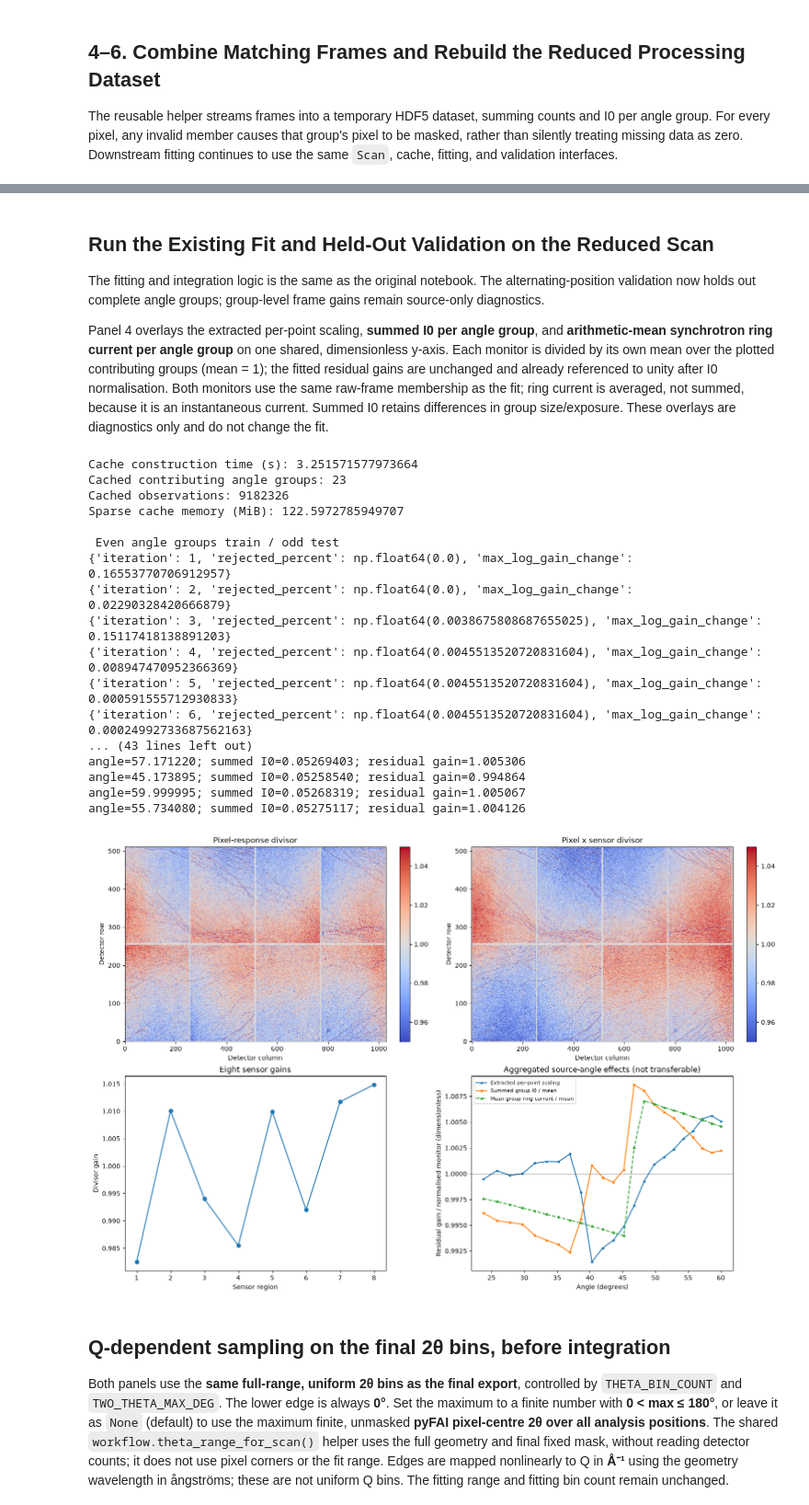
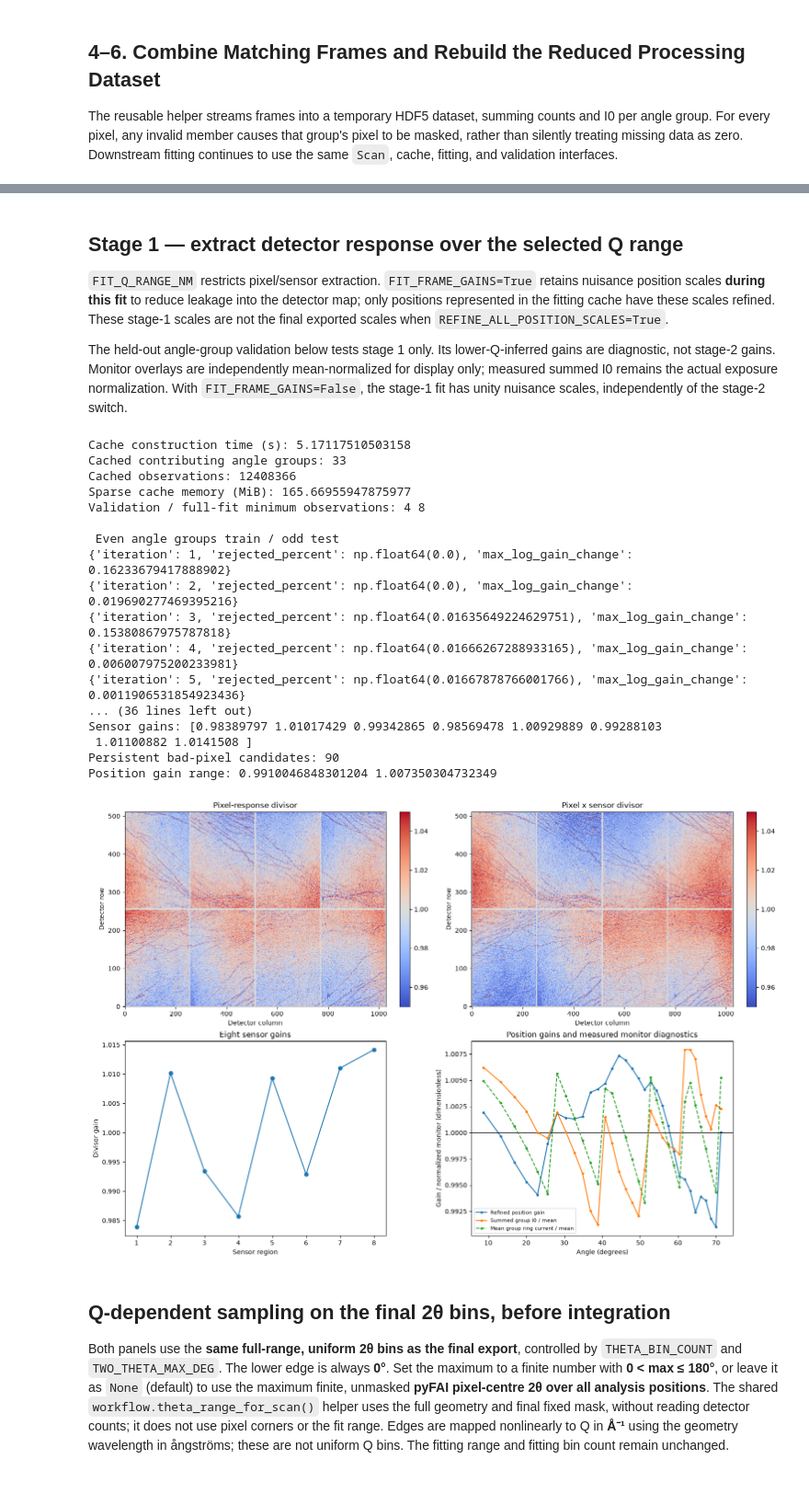
Before and after one commit to keeble/eiger-correction, a Jupyter notebook: extract_eiger_corrections_fast.ipynb, the cells around one changed output, grey strips where cells are left out. Shown at 92% size. Saved outputs shown, nothing was run; the diff lists cells and outputs as text; code cells hidden in the pictures; blank space fills up the shorter version.

```diff
--- a/extract_eiger_corrections_fast.ipynb
+++ b/extract_eiger_corrections_fast.ipynb
@@ -400,9 +407,9 @@ Integration comparison skipped: no tolerance-merged group contributes in the fit
 # %% [markdown]
-## Run the Existing Fit and Held-Out Validation on the Reduced Scan
+## Stage 1 — extract detector response over the selected Q range
 
-The fitting and integration logic is the same as the original notebook. The alternating-position validation now holds out complete angle groups; group-level frame gains remain source-only diagnostics.
+`FIT_Q_RANGE_NM` restricts pixel/sensor extraction. `FIT_FRAME_GAINS=True` retains nuisance position scales **during this fit** to reduce leakage into the detector map; only positions represented in the fitting cache have these scales refined. These stage-1 scales are not the final exported scales when `REFINE_ALL_POSITION_SCALES=True`.
 
-Panel 4 overlays the extracted per-point scaling, **summed I0 per angle group**, and **arithmetic-mean synchrotron ring current per angle group** on one shared, dimensionless y-axis. Each monitor is divided by its own mean over the plotted contributing groups (mean = 1); the fitted residual gains are unchanged and already referenced to unity after I0 normalisation. Both monitors use the same raw-frame membership as the fit; ring current is averaged, not summed, because it is an instantaneous current. Summed I0 retains differences in group size/exposure. These overlays are diagnostics only and do not change the fit.
+The held-out angle-group validation below tests stage 1 only. Its lower-Q-inferred gains are diagnostic, not stage-2 gains. Monitor overlays are independently mean-normalized for display only; measured summed I0 remains the actual exposure normalization. With `FIT_FRAME_GAINS=False`, the stage-1 fit has unity nuisance scales, independently of the stage-2 switch.
 # %%
 cache_start = time.perf_counter()
 cache = workflow.build_cache(
@@ -416,22 +423,33 @@ print('Cached contributing angle groups:', len(contributing_indices))
 print('Cached observations:', sum(len(frame['pixels']) for frame in cache.values()))
 cache_bytes = sum(array.nbytes for frame in cache.values() for array in frame.values())
 print('Sparse cache memory (MiB):', cache_bytes / 2**20)
+assert fit_options['fit_frame_gains'] == FIT_FRAME_GAINS, 'Rerun the fit-settings cell after changing FIT_FRAME_GAINS.'
 
+# Half-data validation needs a separate support threshold; do not weaken the full fit.
+validation_fit_options = {**fit_options, 'minimum_observations': 4}
 validation_reports = []
 validation_fits = []
 if RUN_VALIDATION:
+    print('Validation / full-fit minimum observations:',
+          validation_fit_options['minimum_observations'], fit_options['minimum_observations'])
     folds = (
         ('Even angle groups train / odd test', contributing_indices[contributing_indices % 2 == 0], contributing_indices[contributing_indices % 2 == 1]),
         ('Odd angle groups train / even test', contributing_indices[contributing_indices % 2 == 1], contributing_indices[contributing_indices % 2 == 0]),
     )
     for fold_name, train_indices, test_indices in folds:
         print('\n', fold_name)
-        fold_fit = workflow.fit_response(cache, train_indices, sensor_ids, len(analysis_scan.angles), **fit_options)
+        fold_fit = workflow.fit_response(cache, train_indices, sensor_ids, len(analysis_scan.angles), **validation_fit_options)
+        if not FIT_FRAME_GAINS:
+            np.testing.assert_array_equal(fold_fit['frame_gains'], np.ones(len(analysis_scan.angles)))
         validation = workflow.validate_response(
             analysis_scan, physical_model, cache, fold_fit, test_indices,
             base_mask, FIT_Q_RANGE_NM, FIT_BIN_COUNT, saturation=cache_saturation,
+            validate_frame_gains=FIT_FRAME_GAINS,
         )
-        validation_reports.append({'fold': fold_name, 'metrics': validation['summary'], 'frame_gain_checks': validation['frame_rows']})
+        validation_reports.append({'fold': fold_name,
+                                   'minimum_observations': validation_fit_options['minimum_observations'],
+                                   'validate_frame_gains': bool(FIT_FRAME_GAINS),
+                                   'metrics': validation['summary'], 'frame_gain_checks': validation['frame_rows']})
         validation_fits.append(fold_fit)
         for row in validation['summary']:
             print(row)
@@ -440,70 +458,69 @@ if RUN_VALIDATION:
 else:
     print('WARNING: independent angle-group validation is disabled.')
 
-print('\nFull grouped-scan fit')
+print('\nFull grouped-scan fit; refined position gains:', FIT_FRAME_GAINS)
 calibration_fit = workflow.fit_response(cache, contributing_indices, sensor_ids, len(analysis_scan.angles), **fit_options)
+if not FIT_FRAME_GAINS:
+    np.testing.assert_array_equal(calibration_fit['frame_gains'], np.ones(len(analysis_scan.angles)))
 print('Sensor gains:', calibration_fit['sensor_gains'])
 print('Persistent bad-pixel candidates:', int(calibration_fit['bad_pixel_mask'].sum()))
-print('Largest group-level frame gains:')
-for index in sorted(contributing_indices, key=lambda index: abs(np.log(calibration_fit['frame_gains'][index])), reverse=True)[:8]:
-    print(f'angle={analysis_scan.angles[index]:.6f}; summed I0={analysis_scan.i0[index]:.8f}; residual gain={calibration_fit["frame_gains"][index]:.6f}')
+print('Position gain range:', float(calibration_fit['frame_gains'].min()), float(calibration_fit['frame_gains'].max()))
 
-# Ring current is an instantaneous monitor: average, rather than sum, within
-# exactly the same raw-frame groups used for the summed I0 and fitted gains.
+# Ring current is an instantaneous monitor: average within the same raw-frame groups.
 with h5py.File(raw_scan.path, 'r') as ring_current_file:
     raw_ring_current = np.asarray(
         ring_current_file['entry/instrument/synchrotron/current'][()], dtype=float,
     ).reshape(-1)
 if raw_ring_current.shape != raw_scan.angles.shape:
     raise ValueError('Ring-current readings must match the raw scan frame count')
 if not np.all(np.isfinite(raw_ring_current) & (raw_ring_current > 0)):
     raise ValueError('Ring-current readings must be finite and positive')
 group_ring_current = np.array([raw_ring_current[members].mean() for members in frame_groups])
 plot_group_i0 = analysis_scan.i0[contributing_indices]
 plot_ring_current = group_ring_current[contributing_indices]
 normalised_group_i0 = plot_group_i0 / plot_group_i0.mean()
 normalised_ring_current = plot_ring_current / plot_ring_current.mean()
 
 fig, axes = plt.subplots(2, 2, figsize=(15, 10), constrained_layout=True)
 for plot_axis, field, title in ((axes[0, 0], 'pixel_divisor', 'Pixel-response divisor'), (axes[0, 1], 'combined_divisor', 'Pixel x sensor divisor')):
     image = plot_axis.imshow(calibration_fit[field], origin='lower', aspect='auto', cmap='coolwarm', vmin=0.95, vmax=1.05)
     plot_axis.set(title=title, xlabel='Detector column', ylabel='Detector row')
     fig.colorbar(image, ax=plot_axis)
 axes[1, 0].plot(np.arange(1, 9), calibration_fit['sensor_gains'], marker='o')
 axes[1, 0].set(title='Eight sensor gains', xlabel='Sensor region', ylabel='Divisor gain')
 gain_axis = axes[1, 1]
 gain_axis.plot(analysis_scan.angles[contributing_indices], calibration_fit['frame_gains'][contributing_indices],
-               marker='.', color='tab:blue', label='Extracted per-point scaling')
+               marker='.', color='tab:blue',
+               label='Refined position gain' if FIT_FRAME_GAINS else 'Position gain fixed at 1 (not refined)')
 gain_axis.axhline(1, color='black', linewidth=0.7)
-gain_axis.set(title='Aggregated source-angle effects (not transferable)',
-              xlabel='Angle (degrees)', ylabel='Residual gain / normalised monitor (dimensionless)')
+gain_axis.set(title='Position gains and measured monitor diagnostics',
+              xlabel='Angle (degrees)', ylabel='Gain / normalized monitor (dimensionless)')
 gain_axis.plot(analysis_scan.angles[contributing_indices], normalised_group_i0,
                marker='.', color='tab:orange', label='Summed group I0 / mean')
 gain_axis.plot(analysis_scan.angles[contributing_indices], normalised_ring_current,
-               linestyle='--', marker='.', color='tab:green',
-               label='Mean group ring current / mean')
+               linestyle='--', marker='.', color='tab:green', label='Mean group ring current / mean')
 gain_axis.ticklabel_format(axis='y', style='plain', useOffset=False)
 gain_axis.legend(fontsize=8, loc='best')
 plt.show()
 # %% [output]
-Cache construction time (s): 3.251571577973664
-Cached contributing angle groups: 23
-Cached observations: 9182326
-Sparse cache memory (MiB): 122.5972785949707
+Cache construction time (s): 5.17117510503158
+Cached contributing angle groups: 33
+Cached observations: 12408366
+Sparse cache memory (MiB): 165.66955947875977
+Validation / full-fit minimum observations: 4 8
 
  Even angle groups train / odd test
-{'iteration': 1, 'rejected_percent': np.float64(0.0), 'max_log_gain_change': 0.16553770706912957}
-{'iteration': 2, 'rejected_percent': np.float64(0.0), 'max_log_gain_change': 0.02290328420666879}
-{'iteration': 3, 'rejected_percent': np.float64(0.0038675808687655025), 'max_log_gain_change': 0.15117418138891203}
-{'iteration': 4, 'rejected_percent': np.float64(0.0045513520720831604), 'max_log_gain_change': 0.008947470952366369}
-{'iteration': 5, 'rejected_percent': np.float64(0.0045513520720831604), 'max_log_gain_change': 0.000591555712930833}
-{'iteration': 6, 'rejected_percent': np.float64(0.0045513520720831604), 'max_log_gain_change': 0.00024992733687562163}
-... (43 lines left out)
-angle=57.171220; summed I0=0.05269403; residual gain=1.005306
-angle=45.173895; summed I0=0.05258540; residual gain=0.994864
-angle=59.999995; summed I0=0.05268319; residual gain=1.005067
-angle=55.734080; summed I0=0.05275117; residual gain=1.004126
+{'iteration': 1, 'rejected_percent': np.float64(0.0), 'max_log_gain_change': 0.16233679417888902}
+{'iteration': 2, 'rejected_percent': np.float64(0.0), 'max_log_gain_change': 0.019690277469395216}
+{'iteration': 3, 'rejected_percent': np.float64(0.01635649224629751), 'max_log_gain_change': 0.15380867975787818}
+{'iteration': 4, 'rejected_percent': np.float64(0.01666267288933165), 'max_log_gain_change': 0.006007975200233981}
+{'iteration': 5, 'rejected_percent': np.float64(0.01667878766001766), 'max_log_gain_change': 0.0011906531854923436}
+... (36 lines left out)
+Sensor gains: [0.98389797 1.01017429 0.99342865 0.98569478 1.00929889 0.99288103
+ 1.01100882 1.0141508 ]
+Persistent bad-pixel candidates: 90
+Position gain range: 0.9910046848301204 1.007350304732349
-[figure, old version]
+[figure, new version]
 # %% [markdown]
 ## Q-dependent sampling on the final 2θ bins, before integration
 
```
Also changed, not shown: parts of 16 cells of this notebook, 6 other files.
